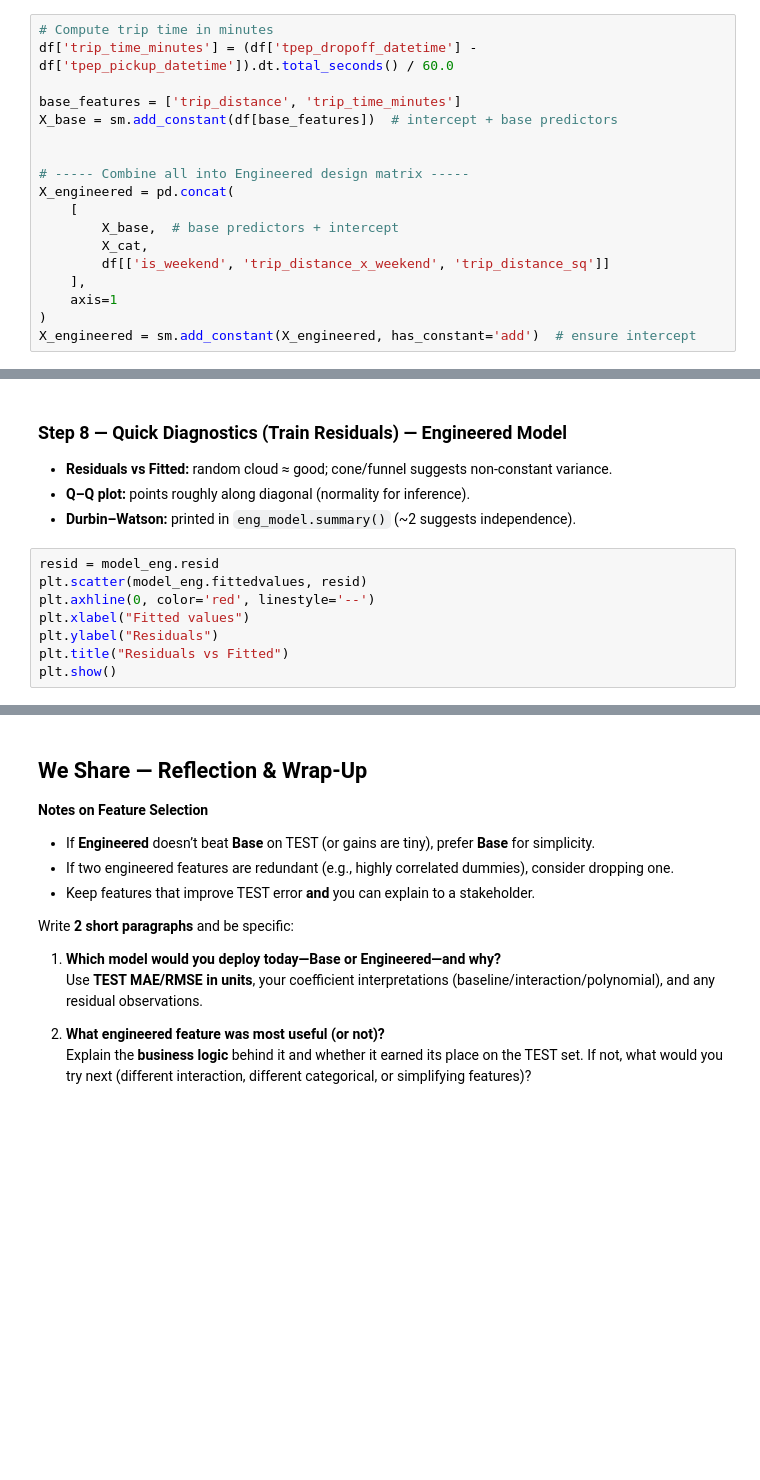
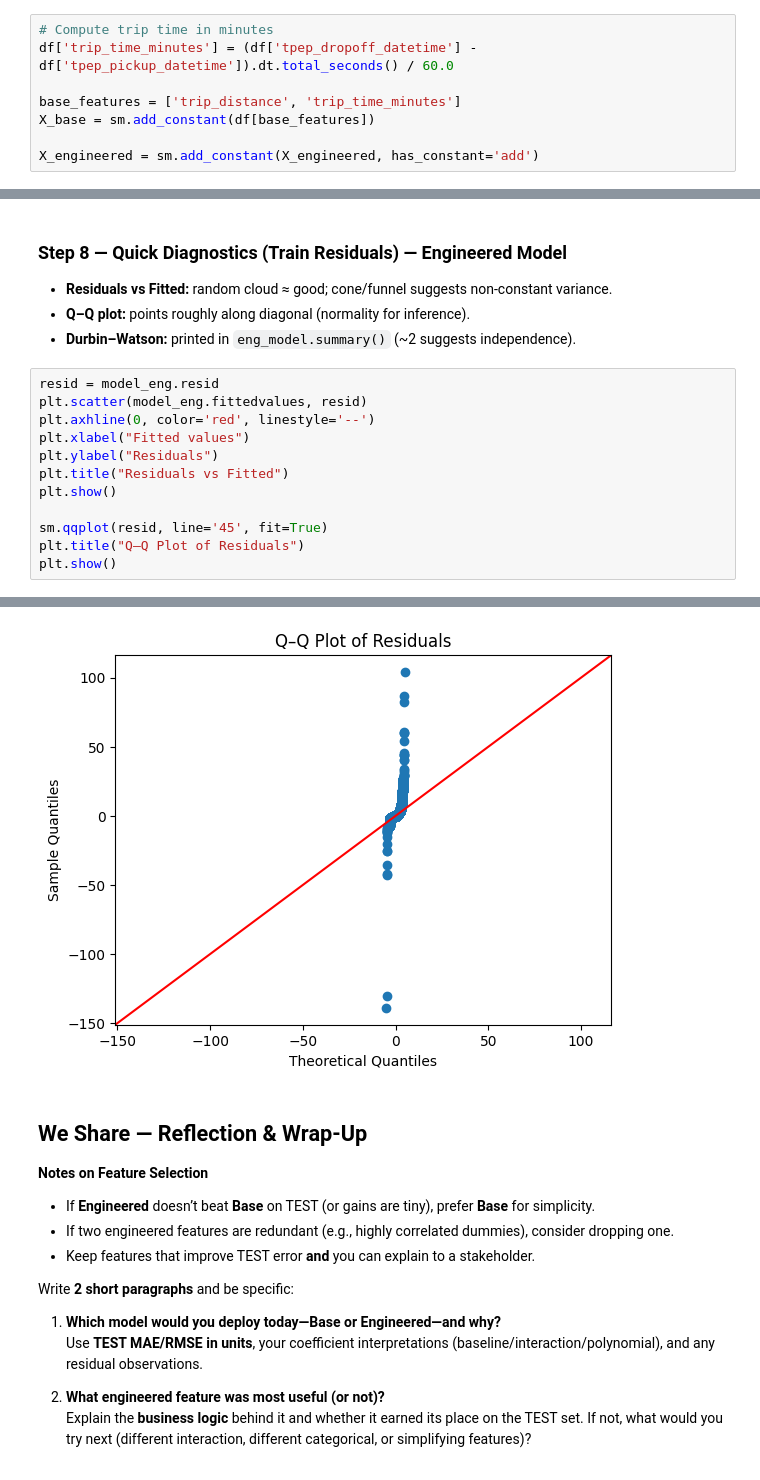
Before and after one commit to Commit-Thomas/DA2025_Lectures, a Jupyter notebook: Mod6/CodeAssignments/Mod6L9_CodeAssignment_STUDENT.ipynb, the cells around one changed output, grey strips where cells are left out. Drawn from its saved outputs; the diff is of its cells as text; blank space fills up the shorter version.

```diff
--- a/Mod6/CodeAssignments/Mod6L9_CodeAssignment_STUDENT.ipynb
+++ b/Mod6/CodeAssignments/Mod6L9_CodeAssignment_STUDENT.ipynb
@@ -130,19 +130,9 @@ X_base['trip_distance_sq'] = X_base['trip_distance']**2
 df['trip_time_minutes'] = (df['tpep_dropoff_datetime'] - df['tpep_pickup_datetime']).dt.total_seconds() / 60.0
 
 base_features = ['trip_distance', 'trip_time_minutes']
-X_base = sm.add_constant(df[base_features])  # intercept + base predictors
+X_base = sm.add_constant(df[base_features])
 
-
-# ----- Combine all into Engineered design matrix -----
-X_engineered = pd.concat(
-    [
-        X_base,  # base predictors + intercept
-        X_cat,
-        df[['is_weekend', 'trip_distance_x_weekend', 'trip_distance_sq']]
-    ],
-    axis=1
-)
-X_engineered = sm.add_constant(X_engineered, has_constant='add')  # ensure intercept
+X_engineered = sm.add_constant(X_engineered, has_constant='add')
 # %% [markdown]
 ### Step 5 — Single Train–Test Split (Shared by Both Models)
 
@@ -204,13 +211,18 @@ Write **unit-based** interpretations for 2–3 impactful coefficients **in the E
 # %%
 resid = model_eng.resid
 plt.scatter(model_eng.fittedvalues, resid)
 plt.axhline(0, color='red', linestyle='--')
 plt.xlabel("Fitted values")
 plt.ylabel("Residuals")
 plt.title("Residuals vs Fitted")
 plt.show()
+
+sm.qqplot(resid, line='45', fit=True)
+plt.title("Q–Q Plot of Residuals")
+plt.show()
 # %% [output]
 [figure]
+[figure, added]
 # %% [markdown]
 ## We Share — Reflection & Wrap‑Up
 
```
Also changed, not shown: parts of 7 cells of this notebook.
